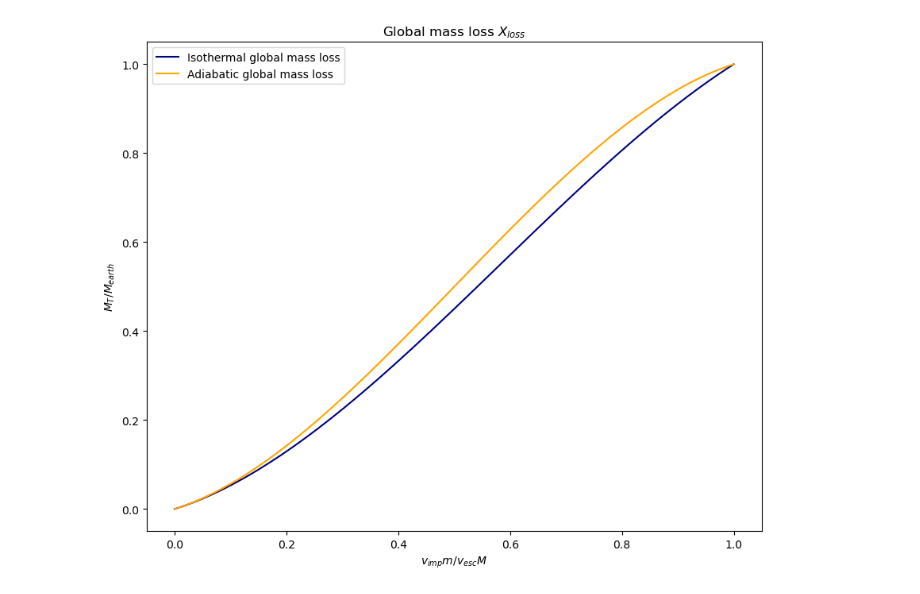
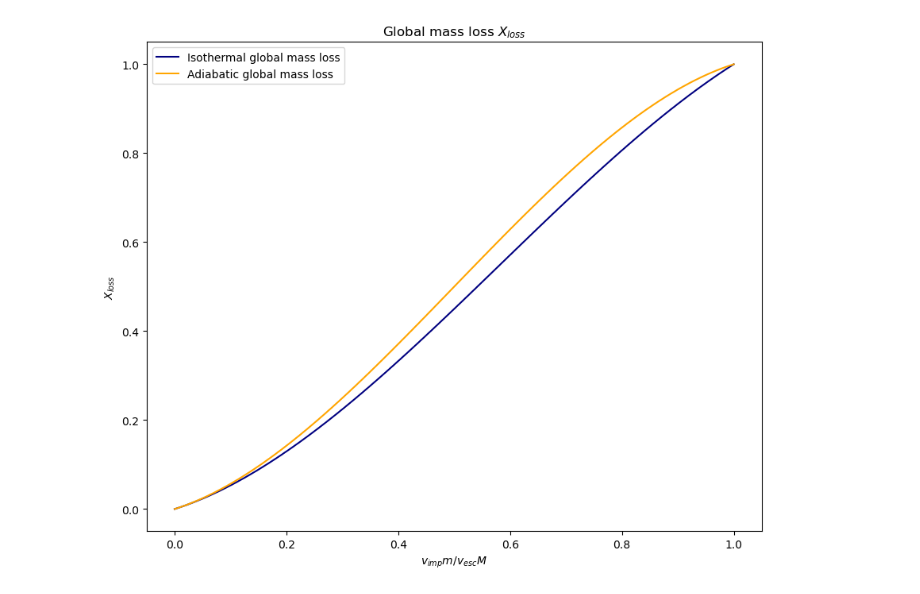
Before and after one commit to FormingWorlds/BScProjectAtmosphericEscape, a Jupyter notebook: global_mass_loss.ipynb, the cells around one changed output. Drawn from its saved outputs; the diff is of its cells as text; code cells hidden in the pictures.

```diff
--- a/global_mass_loss.ipynb
+++ b/global_mass_loss.ipynb
@@ -13,12 +13,12 @@ X_loss_adia = 0.4*x + 1.8*(x**2) - 1.2*(x**3)
 # %%
 plt.figure(figsize=(10,8))
 plt.plot(x, X_loss_iso, color='navy', label='Isothermal global mass loss')
 plt.plot(x, X_loss_adia, color='orange', label='Adiabatic global mass loss')
 plt.xlabel(r'$v_{imp}m/v_{esc}M$')
-plt.ylabel(r'$M_T/M_{earth}$')
+plt.ylabel(r'$X_{loss}$')
 plt.title(r'Global mass loss $X_{loss}$')
 plt.legend()
 # plt.savefig('Mtotal_vs_impactor_rad')
 plt.show()
 # %% [output]
-[figure, old version]
+[figure, new version]
```
